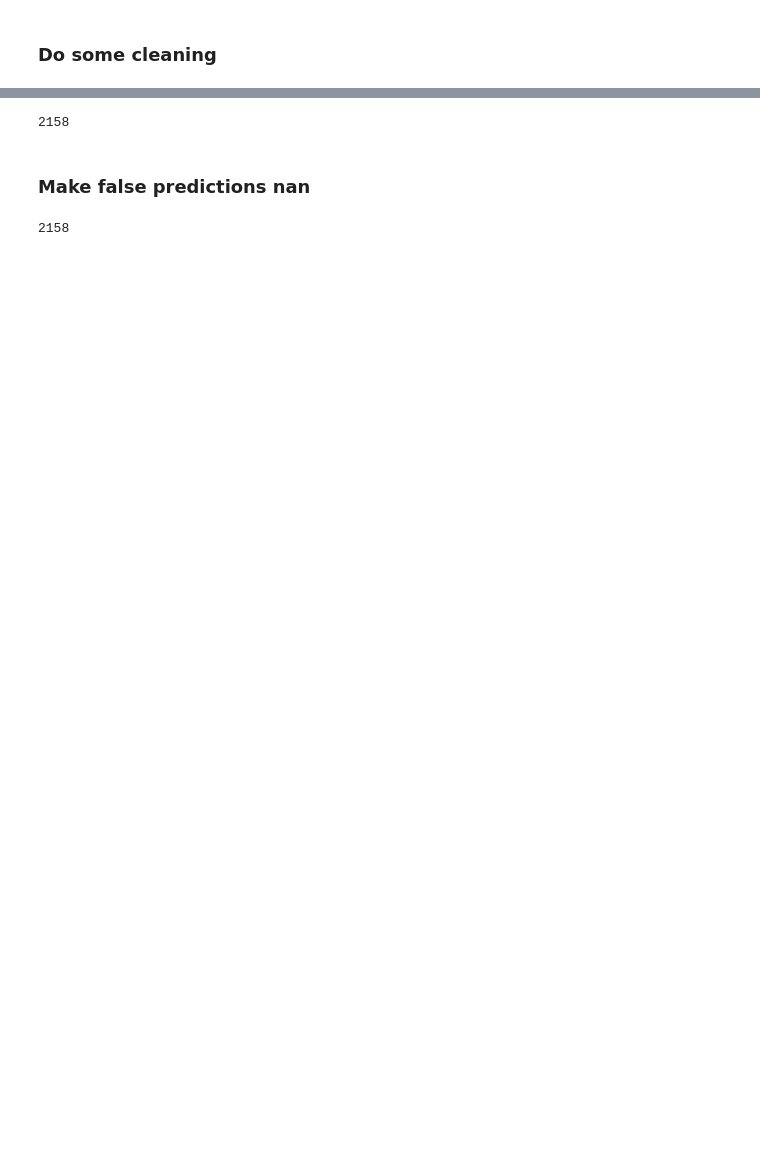
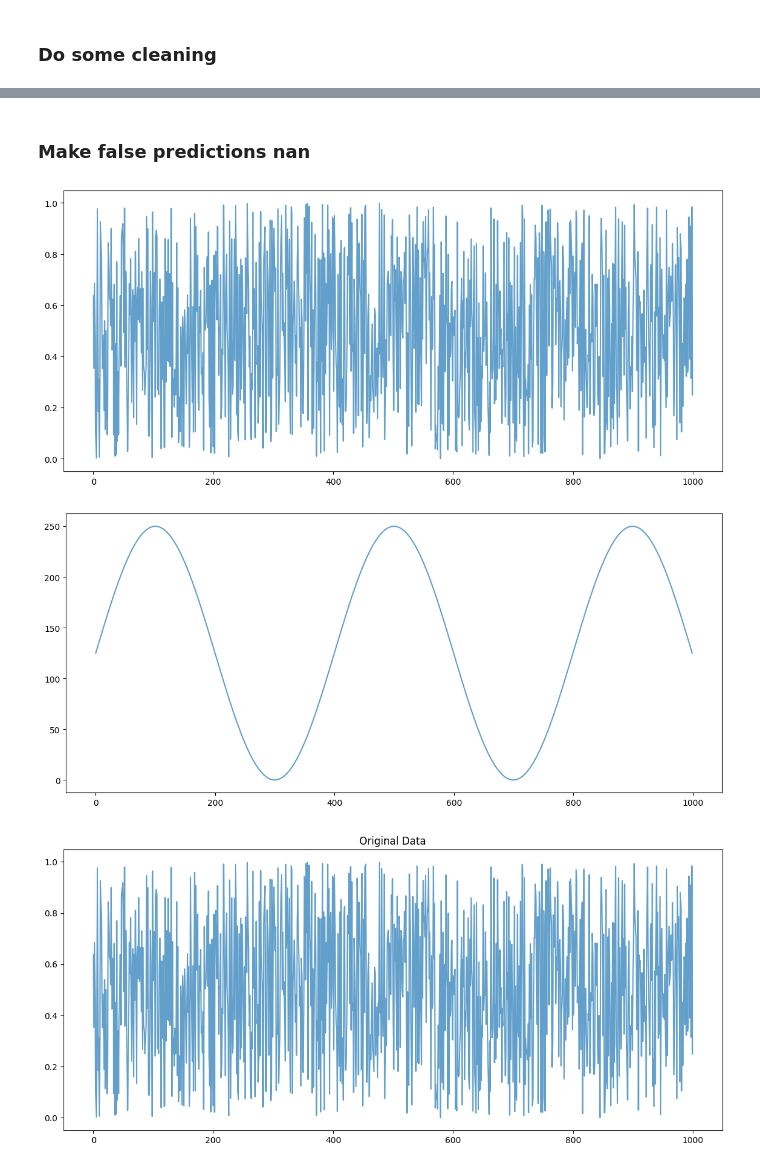
Before and after one commit to iduntech/idn-sync-data, a Jupyter notebook: sync_data.ipynb, the cells around one changed output, grey strips where cells are left out. Saved outputs shown, nothing was run; the diff lists cells and outputs as text; code cells hidden in the pictures; blank space fills up the shorter version.

```diff
--- a/sync_data.ipynb
+++ b/sync_data.ipynb
@@ -332,10 +341,61 @@ plt.show()
-# %%
-len(y_pred)
-# %% [output]
-2158
 # %% [markdown]
 ### Make false predictions nan
-# %%
-len(fine_max_corr_arr)
-# %% [output]
-2158
+# %%
+import numpy as np
+import matplotlib.pyplot as plt
+
+# Given function to correct non-linear lag
+def correct_non_linear_lag(data, lags):
+    n = len(data)
+    corrected_data = np.zeros_like(data)
+    for i in range(n):
+        source_idx = i + lags[i]
+        # Check bounds
+        if source_idx < 0:
+            corrected_data[i] = data[0]
+        elif source_idx >= n-1:  # Adjusted the check here
+            corrected_data[i] = data[-1]
+        else:
+            # Linear interpolation between neighboring points
+            lower_idx = int(np.floor(source_idx))
+            upper_idx = int(np.ceil(source_idx))
+            alpha = source_idx - lower_idx
+            corrected_data[i] = (1-alpha) * data[lower_idx] + alpha * data[upper_idx]
+    return corrected_data
+
+
+
+
+# Step 1: Create a random dataset
+original_data = np.random.rand(1000)
+plt.figure(figsize=(14, 6))
+plt.plot(original_data, label='Original Data', alpha=0.7)
+# Step 2: Apply a non-linear lag
+max_lag = 250  # Maximum lag of 10 samples for illustration
+lags = max_lag * (0.5 * np.sin(np.linspace(0, 5 * np.pi, len(original_data))) + 0.5)  # Lags vary between 0 and 10
+plt.figure(figsize=(14, 6))
+plt.plot(lags, label='Lags', alpha=0.7)
+
+lagged_data = correct_non_linear_lag(original_data, lags)
+
+# Step 3: Correct the lag
+corrected_data = correct_non_linear_lag(lagged_data, -lags)  # Correct by applying negative lags
+
+# Step 4: Visualization
+plt.figure(figsize=(14, 6))
+plt.plot(original_data, label='Original Data', alpha=0.7)
+plt.title("Original Data")
+# Step 4: Visualization
+plt.figure(figsize=(14, 6))
+plt.plot(lagged_data, label='Lagged Data', alpha=0.7)
+plt.title("Lagged data")
+# Step 4: Visualization
+plt.figure(figsize=(14, 6))
+plt.plot(corrected_data, label='Corrected Data')
+plt.legend()
+plt.title("Lag Correction Visualization")
+plt.show()
+# %% [output]
+[figure, added]
+[figure, added]
+[figure, added]
```
Also changed, not shown: parts of 5 cells of this notebook.
